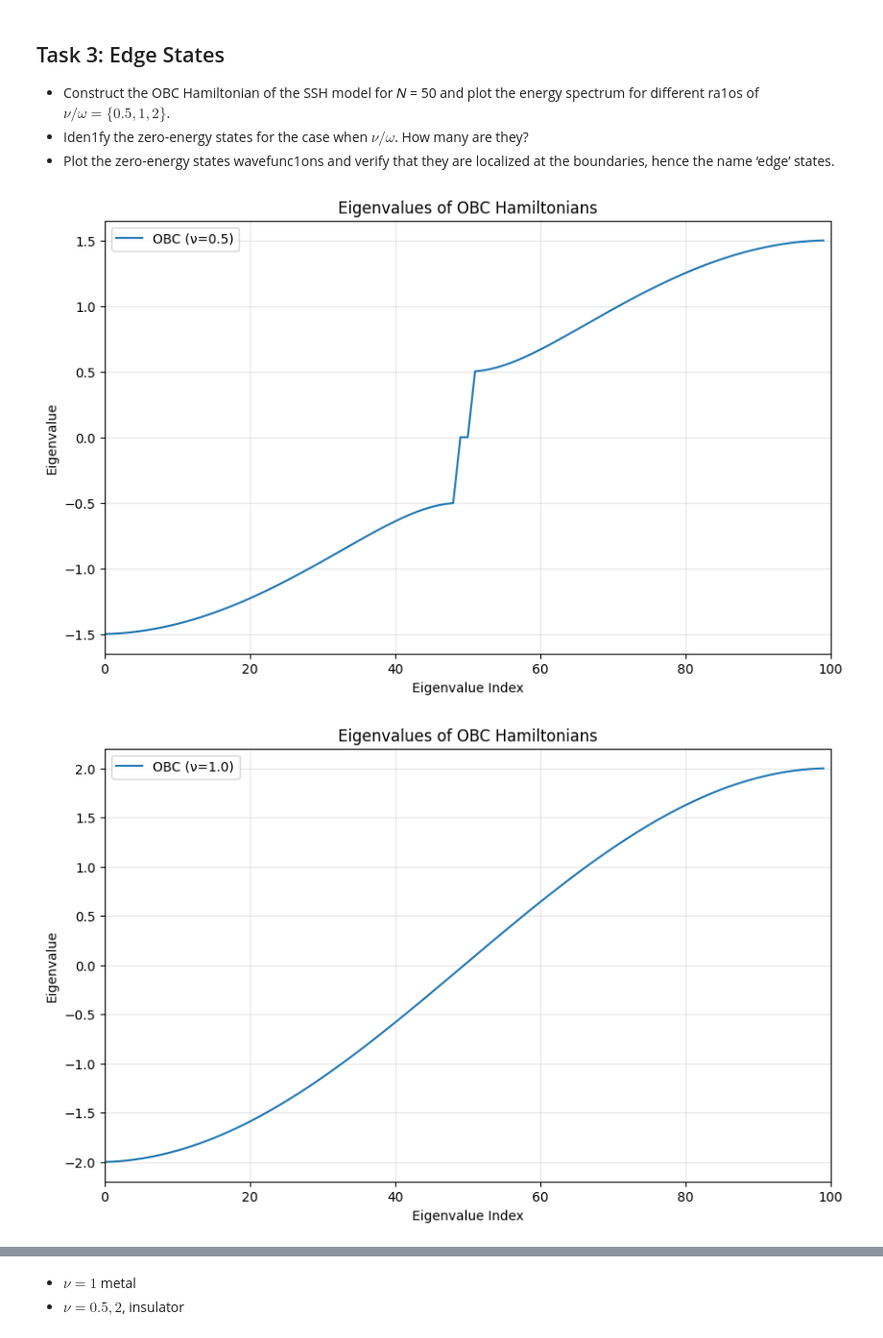
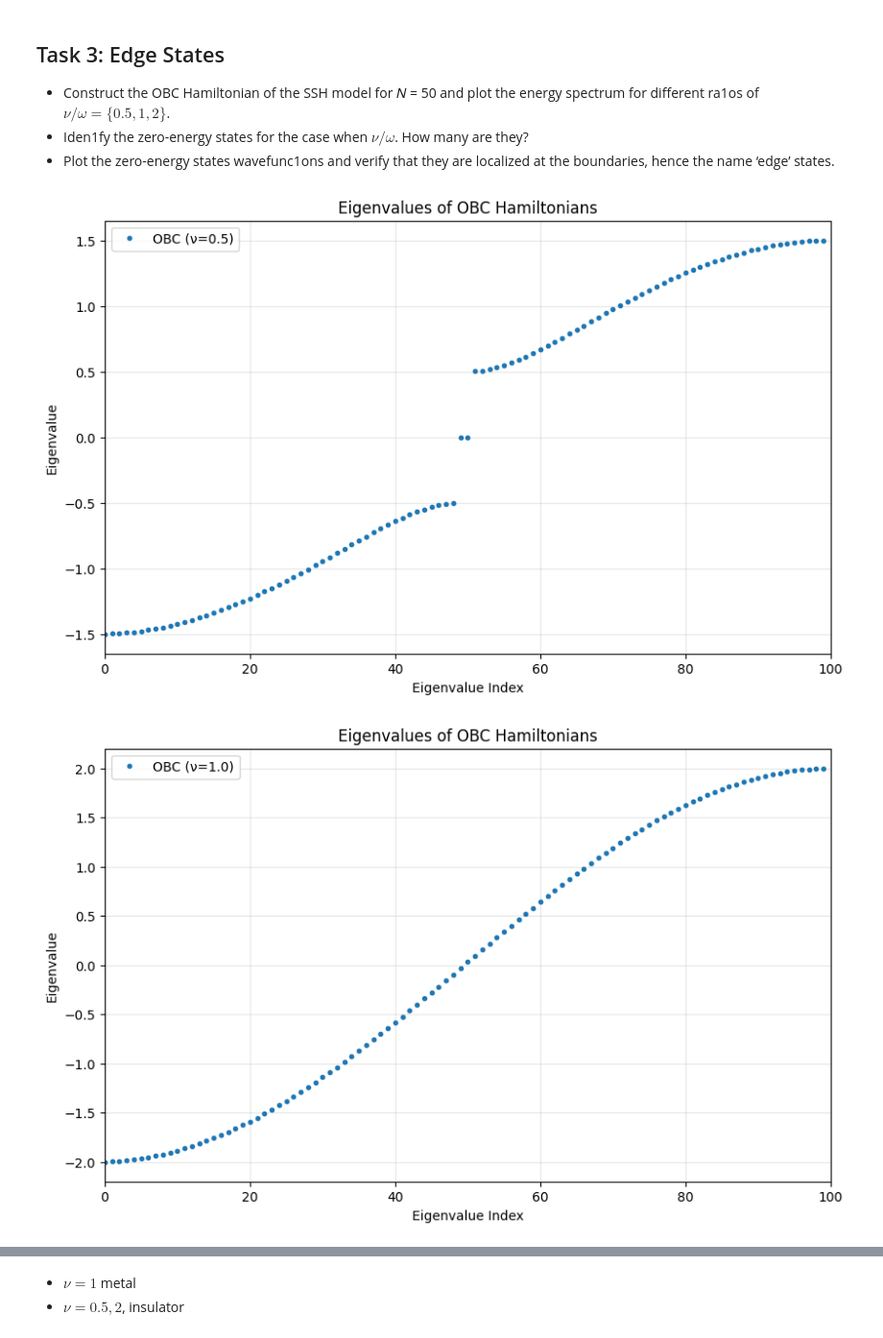
Before and after one commit to zengxuanliu2005/Solid_State_Physics_Project, a Jupyter notebook: scr/project.ipynb, the cells around one changed output, grey strips where cells are left out. Shown at 96% size. Drawn from its saved outputs; the diff is of its cells as text; code cells hidden in the pictures.

```diff
--- a/scr/project.ipynb
+++ b/scr/project.ipynb
@@ -259,46 +260,47 @@ plt.show()
 # %%
 # Diagonalize
 N = 50
-nu_1 = 0.5
-nu_2 = 1
-nu_3 = 2
+nu1 = 0.5
+nu2 = 1
+nu3 = 2
 omega = 1
-E_OBC_1, psi_OBC_1 = np.linalg.eigh(obc_Hamiltonian(N, nu_1, omega))
-E_OBC_2, psi_OBC_2 = np.linalg.eigh(obc_Hamiltonian(N, nu_2, omega))
-E_OBC_3, psi_OBC_3 = np.linalg.eigh(obc_Hamiltonian(N, nu_3, omega))
+E_OBC_1, psi_OBC_1 = np.linalg.eigh(obc_Hamiltonian(N, nu1, omega))
+E_OBC_2, psi_OBC_2 = np.linalg.eigh(obc_Hamiltonian(N, nu2, omega))
+E_OBC_3, psi_OBC_3 = np.linalg.eigh(obc_Hamiltonian(N, nu3, omega))
 # %%
 plt.figure(figsize=(10, 6))
+N = 50
 
-plt.plot(range(2 * N), E_OBC_1, label='OBC (ν=0.5)')
+plt.plot(E_OBC_1, 'o', markersize=3, label='OBC (ν=0.5)')
 plt.xlabel('Eigenvalue Index')
 plt.ylabel('Eigenvalue')
 plt.title('Eigenvalues of OBC Hamiltonians')
 plt.legend(loc='upper left')
 plt.grid(True, alpha = 0.3)
 plt.xlim(0, 2 * N)
 plt.show()
 
 plt.figure(figsize=(10, 6))
 
-plt.plot(range(2 * N), E_OBC_2, label='OBC (ν=1.0)')
+plt.plot(E_OBC_2, 'o', markersize=3, label='OBC (ν=1.0)')
 plt.xlabel('Eigenvalue Index')
 plt.ylabel('Eigenvalue')
 plt.title('Eigenvalues of OBC Hamiltonians')
 plt.legend(loc='upper left')
 plt.grid(True, alpha = 0.3)
 plt.xlim(0, 2 * N)
 plt.show()
 
 plt.figure(figsize=(10, 6))
 
-plt.plot(range(2 * N), E_OBC_3, label='OBC (ν=2.0)')
+plt.plot(E_OBC_3, 'o', markersize=3, label='OBC (ν=2.0)')
 plt.xlabel('Eigenvalue Index')
 plt.ylabel('Eigenvalue')
 plt.title('Eigenvalues of OBC Hamiltonians')
 plt.legend(loc='upper left')
 plt.grid(True, alpha = 0.3)
 plt.xlim(0, 2 * N)
 plt.show()
 # %% [output]
-[figure, old version]
+[figure, new version]
-[figure, old version]
+[figure, new version]
```
Also changed, not shown: parts of 7 cells of this notebook, 22 other files.
